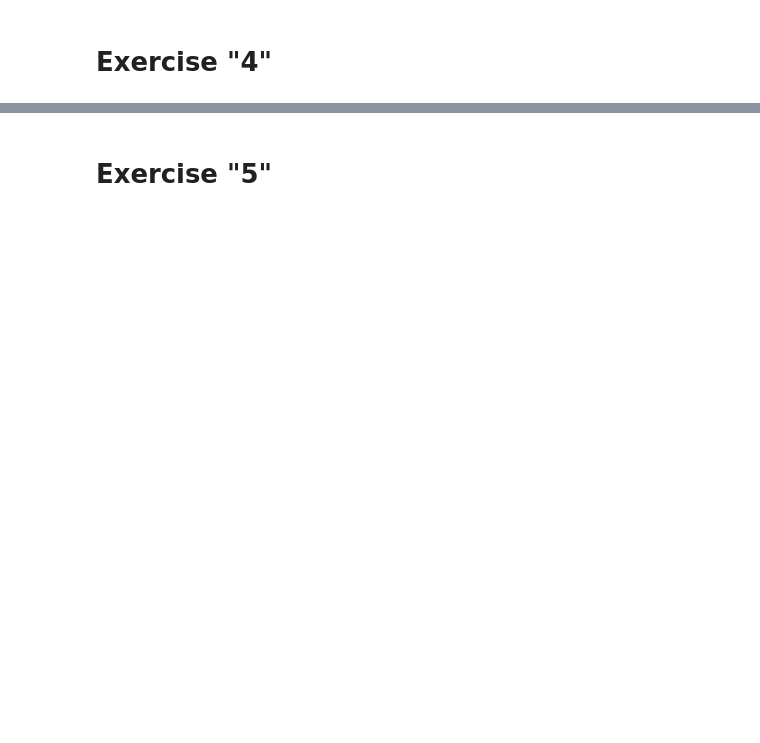
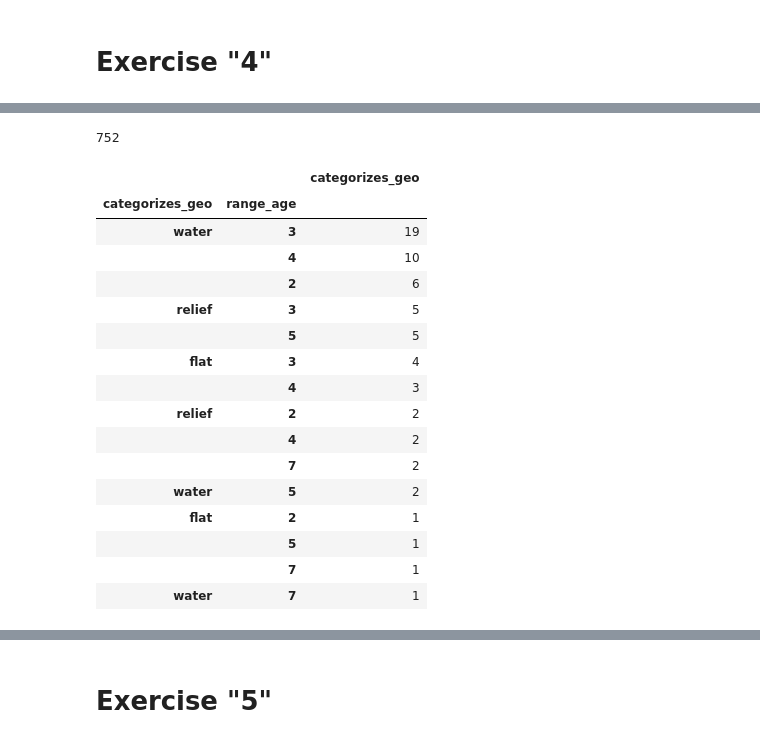
Before and after one commit to RafaelQuintero/Task_Datais, a Jupyter notebook: DATAIS Analytics.ipynb, the cells around one changed output, grey strips where cells are left out. Saved outputs shown, nothing was run; the diff lists cells and outputs as text; code cells hidden in the pictures; blank space fills up the shorter version.

```diff
--- a/DATAIS Analytics.ipynb
+++ b/DATAIS Analytics.ipynb
@@ -237,7 +211,7 @@ df["categorizes_geo"] = np.where(df["address"].str.contains("lake"),'water',
                            np.where(df["address"].str.contains("creek"),'water',
                             np.where(df["address"].str.contains("hill"),'relief',
                              np.where(df["address"].str.contains("canyon"),'relief',
-                              np.where(df["address"].str.contains("plain"),'flat',np.nan)))))
+                              np.where(df["address"].str.contains("plain"),'flat',np.NaN)))))
 # %%
 df.loc[df["address"].str.contains("hill")]
 # %% [output]
@@ -277,0 +252,26 @@ df.loc[df["categorizes_geo"] == 'nan'].sort_values(by=['range_age'], ascending=T
+# %%
+df['categorizes_geo']= df['categorizes_geo'].replace('nan', np.NaN)
+# %%
+df["categorizes_geo"].isnull().sum()
+# %% [output]
+752
+# %%
+df.groupby(['categorizes_geo','range_age'])['categorizes_geo'].size().sort_values(ascending=False).to_frame()
+# %% [output]
+|  |  | categorizes_geo |
+| categorizes_geo | range_age |  |
+| water | 3 | 19 |
+|  | 4 | 10 |
+|  | 2 | 6 |
+| relief | 3 | 5 |
+|  | 5 | 5 |
+| flat | 3 | 4 |
+|  | 4 | 3 |
+| relief | 2 | 2 |
+|  | 4 | 2 |
+|  | 7 | 2 |
+| water | 5 | 2 |
+| flat | 2 | 1 |
+|  | 5 | 1 |
+|  | 7 | 1 |
+| water | 7 | 1 |
```
Also changed, not shown: parts of 7 cells of this notebook.
